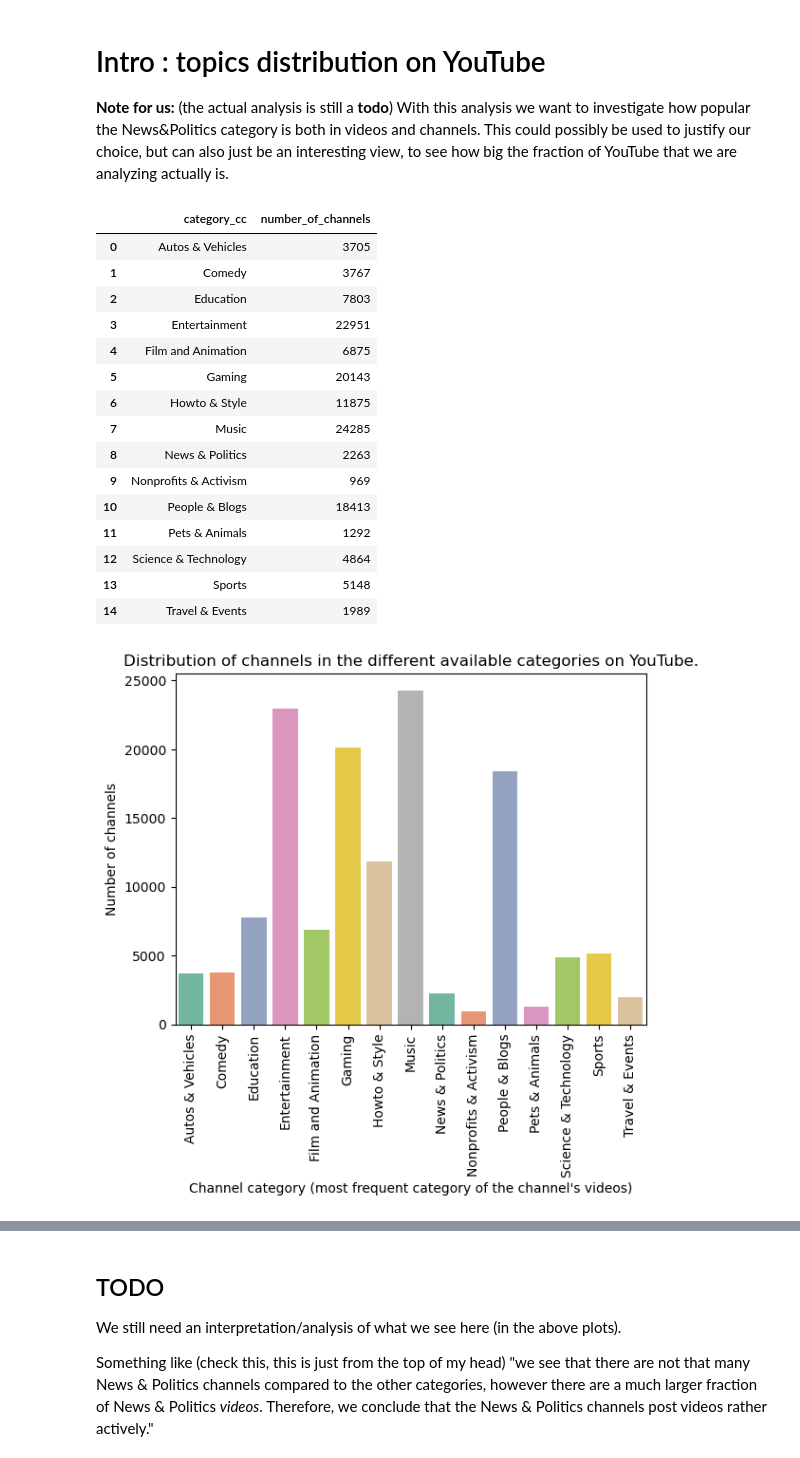
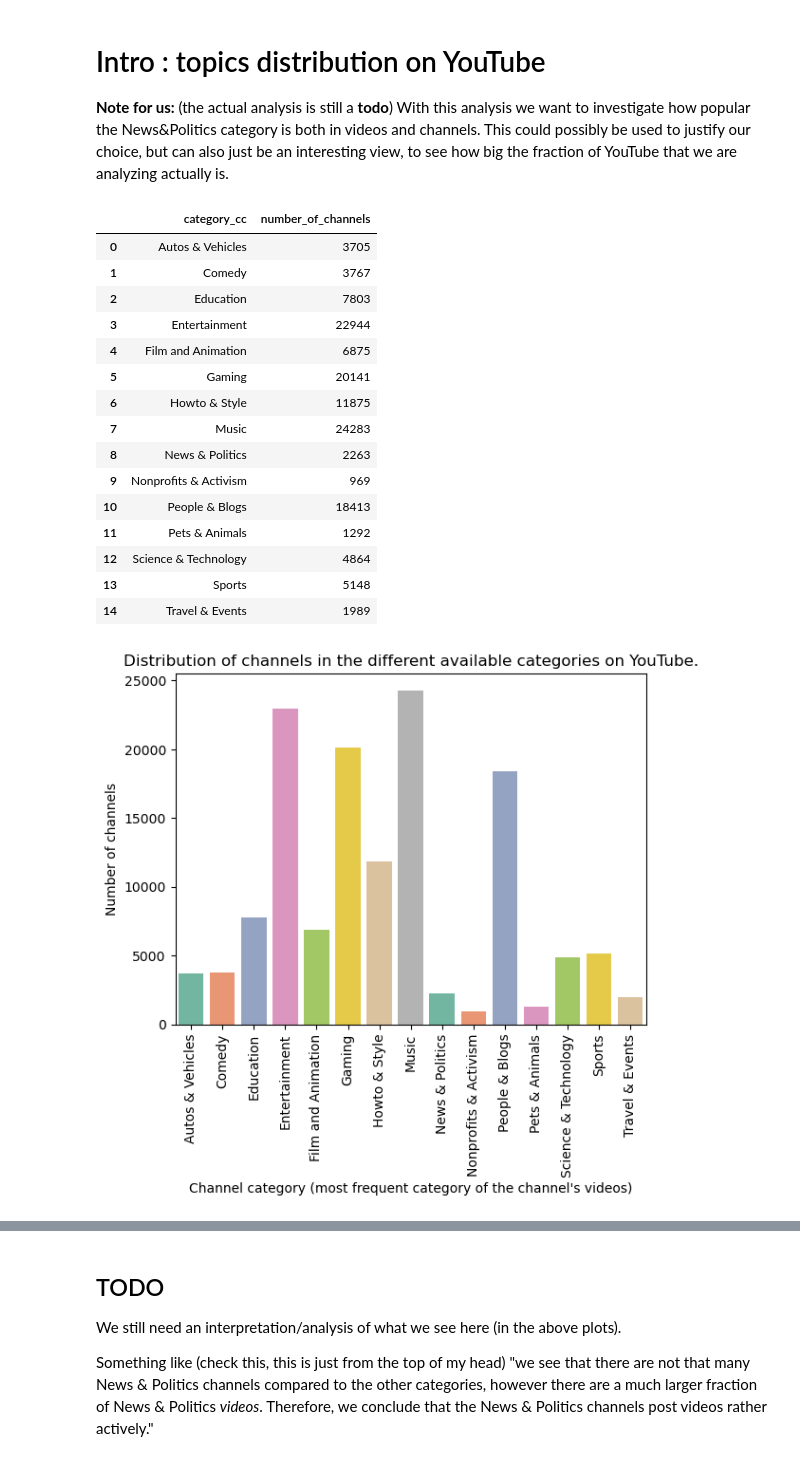
Before and after one commit to epfl-ada/ada-2024-project-thedataminions, a Jupyter notebook: analysis/analysis.ipynb, the cells around one changed output, grey strips where cells are left out. Cells and saved outputs as stored; diff of their text form; code cells hidden in the pictures.

```diff
--- a/analysis/analysis.ipynb
+++ b/analysis/analysis.ipynb
@@ -22,8 +22,8 @@ importlib.reload(dp)  # this makes it so that
 
 # when adding your own path, don't remove the existing path, just comment it
 # in this way, everyone can quickly uncomment their own path
-dataset_root_path = "/media/andreas/Backup Plus/Ada/youniverse_dataset/"   #andreas
-#dataset_root_path = "D:/youniverse/"                                    #mila
+#dataset_root_path = "/media/andreas/Backup Plus/Ada/youniverse_dataset/"   #andreas
+dataset_root_path = "D:/ada_project/dataset/"                                    #mila
 # dataset_root_path = "/Volumes/DISQUE_SAUVEGARDE_MANON_LANDRIEUX/dataset/"  #manon
 # dataset_root_path = "/Volumes/Backup/Youniverse dataset/"
 # %% [markdown]
@@ -185,26 +206,26 @@ When cleaning **chunks**, we can directly modify the raw chunk and work with it,
 With this analysis we want to investigate how popular the News&Politics category is both in videos and channels. This could possibly be used to justify our choice, but can also just be an interesting view, to see how big the fraction of YouTube that we are analyzing actually is.
 # %%
 #distribution of categories for the channels
-category_channel= df_channels.groupby('category_cc').agg(number_of_channels=('category_cc', 'size')).reset_index()
+category_channel= clean_df_channels.groupby('category_cc').agg(number_of_channels=('category_cc', 'size')).reset_index()
 display(category_channel)
 category_channel.to_csv(dataset_root_path + "../generated_data/channel_count_per_category.csv")
 
 ax = sns.barplot(x="category_cc", y="number_of_channels", data=category_channel,hue="category_cc", palette='Set2')
 plt.xticks(rotation=90)
 plt.title("Distribution of channels in the different available categories on YouTube.")
 plt.xlabel("Channel category (most frequent category of the channel's videos)")
 plt.ylabel("Number of channels")
 plt.show()
 # %% [output]
 |  | category_cc | number_of_channels |
 | 0 | Autos & Vehicles | 3705 |
 | 1 | Comedy | 3767 |
 | 2 | Education | 7803 |
-| 3 | Entertainment | 22951 |
+| 3 | Entertainment | 22944 |
 | 4 | Film and Animation | 6875 |
-| 5 | Gaming | 20143 |
+| 5 | Gaming | 20141 |
 | 6 | Howto & Style | 11875 |
-| 7 | Music | 24285 |
+| 7 | Music | 24283 |
 | 8 | News & Politics | 2263 |
 | 9 | Nonprofits & Activism | 969 |
 | 10 | People & Blogs | 18413 |
```
Also changed, not shown: parts of 6 cells of this notebook.
